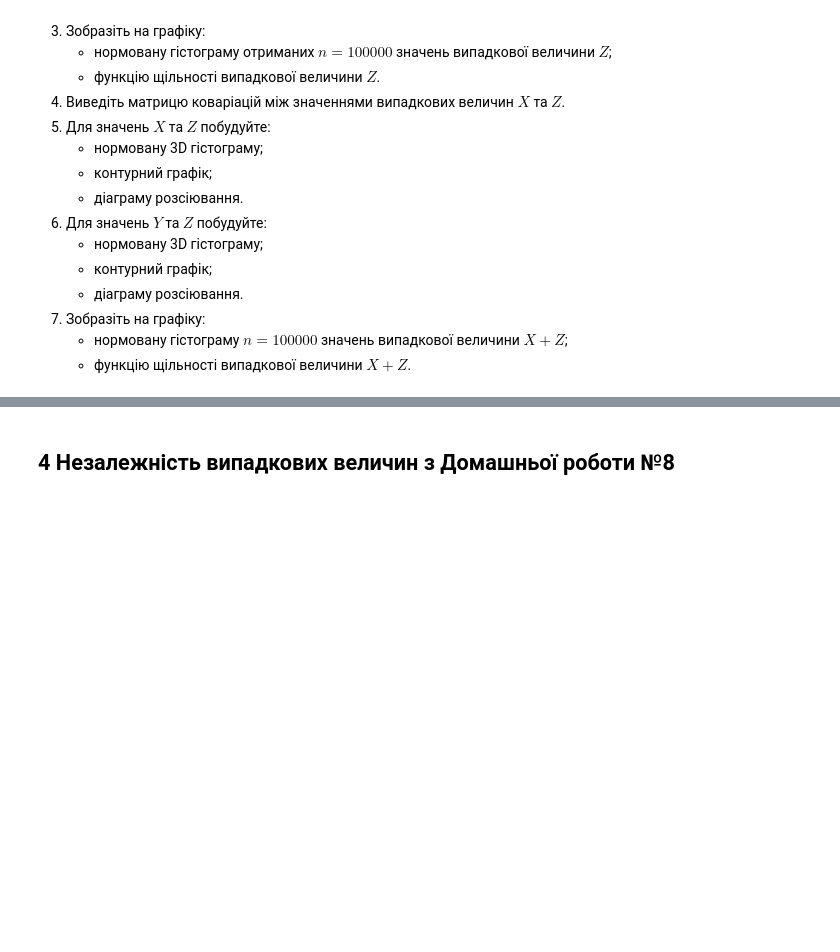
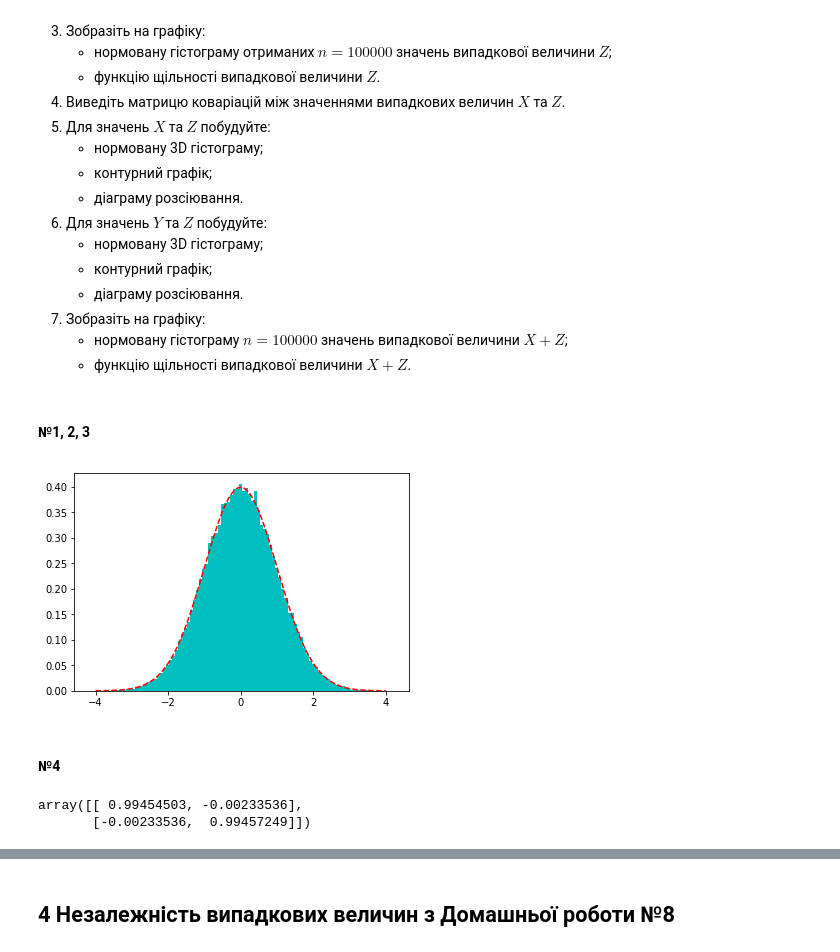
Before and after one commit to roma-vinn/Probability-labs, a Jupyter notebook: Лабораторне заняття 9/Домашня робота 9.ipynb, the cells around one changed output, grey strips where cells are left out. Saved outputs shown, nothing was run; the diff lists cells and outputs as text; code cells hidden in the pictures; blank space fills up the shorter version.

```diff
--- a/Лабораторне заняття 9/Домашня робота 9.ipynb
+++ b/Лабораторне заняття 9/Домашня робота 9.ipynb
@@ -79,0 +138,25 @@ $$\mu = \begin{bmatrix} 1 \\ -1\end{bmatrix}, \qquad
+# %%
+SIZE = 100000
+# %% [markdown]
+#### №1, 2, 3
+# %%
+X = norm()
+x_rvs = X.rvs(size=SIZE)
+y_rvs = np.random.choice((-1, 1), size=SIZE)
+
+x = np.arange(-4, 4.01, 0.01)
+
+z_rvs = x_rvs * y_rvs
+plt.hist(z_rvs, density=True, bins=100, color='c')
+plt.plot(x, norm.pdf(x), 'r--')
+
+plt.show()
+# %% [output]
+[figure, added]
+# %% [markdown]
+#### №4
+# %%
+np.cov(x_rvs, z_rvs)
+# %% [output]
+array([[ 0.99454503, -0.00233536],
+       [-0.00233536,  0.99457249]])
```
Also changed, not shown: parts of 13 cells of this notebook, 3 other files.
